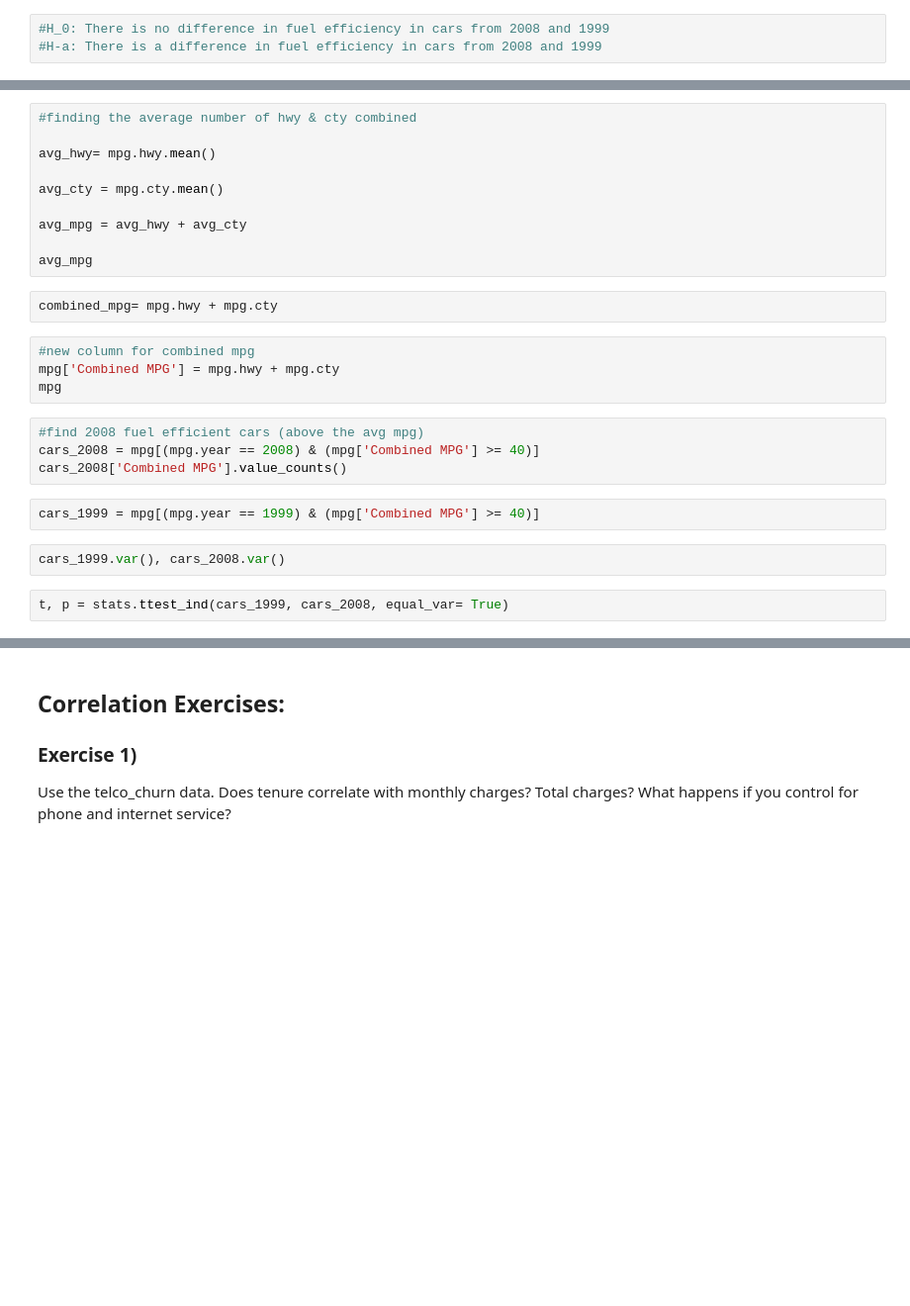
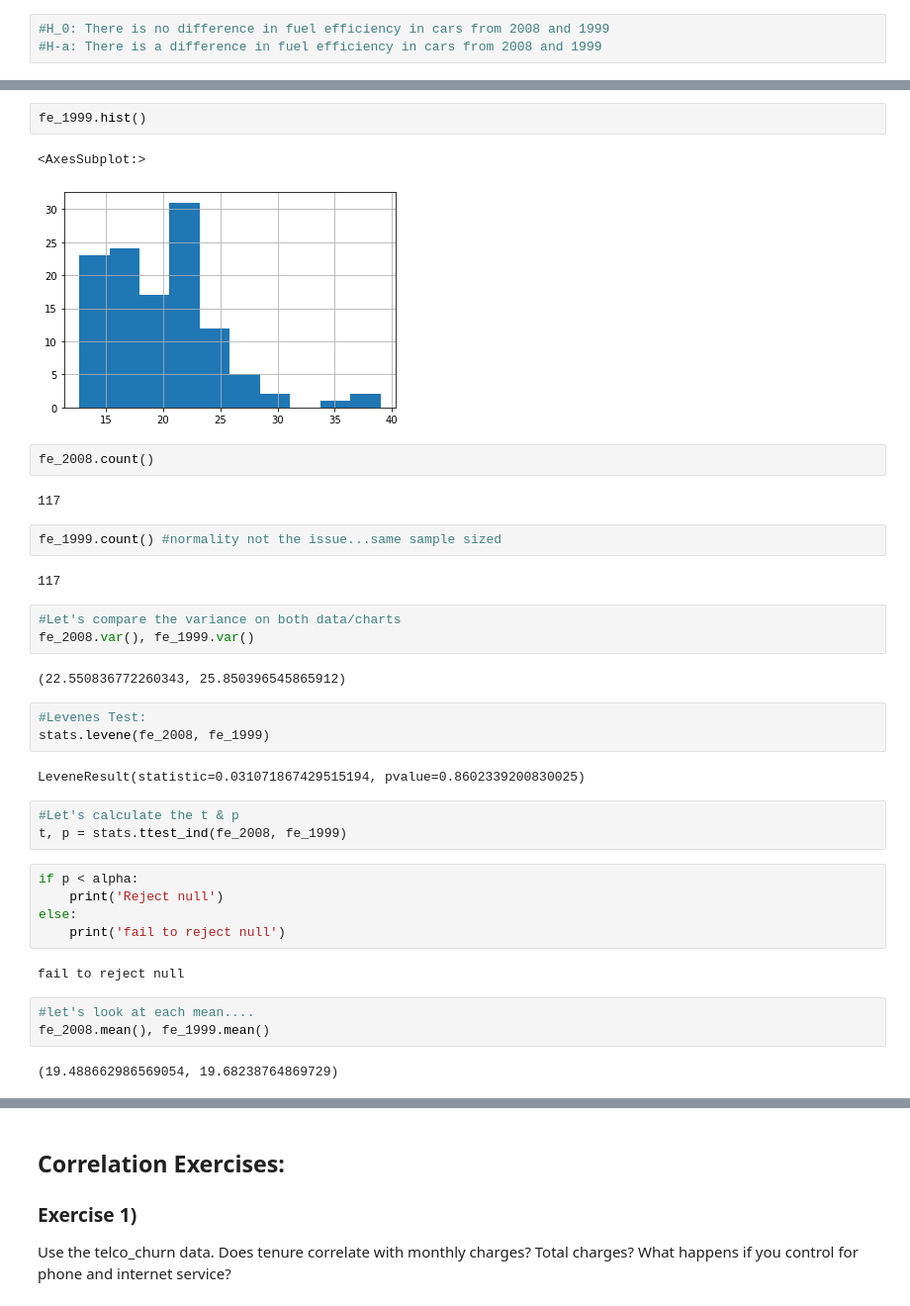
Before and after one commit to jeneyring/Stats, a Jupyter notebook: hypothesis_testing.ipynb, the cells around one changed output, grey strips where cells are left out. Shown: that part at 99% size. Drawn from its saved outputs; the diff is of its cells as text; blank space fills up the shorter version.

```diff
--- a/hypothesis_testing.ipynb
+++ b/hypothesis_testing.ipynb
@@ -145,26 +178,38 @@ cars_1999.hist()
+# %%
+fe_1999.hist()
+# %% [output]
+<AxesSubplot:>
+[figure, added]
+# %%
+fe_2008.count()
+# %% [output]
+117
+# %%
+fe_1999.count() #normality not the issue...same sample sized
+# %% [output]
+117
 # %%
-#finding the average number of hwy & cty combined
-
-avg_hwy= mpg.hwy.mean()
-
-avg_cty = mpg.cty.mean()
-
-avg_mpg = avg_hwy + avg_cty
-
-avg_mpg
+#Let's compare the variance on both data/charts
+fe_2008.var(), fe_1999.var()
+# %% [output]
+(22.550836772260343, 25.850396545865912)
 # %%
-combined_mpg= mpg.hwy + mpg.cty
+#Levenes Test:
+stats.levene(fe_2008, fe_1999)
+# %% [output]
+LeveneResult(statistic=0.031071867429515194, pvalue=0.8602339200830025)
 # %%
-#new column for combined mpg
-mpg['Combined MPG'] = mpg.hwy + mpg.cty
-mpg
+#Let's calculate the t & p
+t, p = stats.ttest_ind(fe_2008, fe_1999)
 # %%
-#find 2008 fuel efficient cars (above the avg mpg)
-cars_2008 = mpg[(mpg.year == 2008) & (mpg['Combined MPG'] >= 40)]
-cars_2008['Combined MPG'].value_counts()
+if p < alpha:
+    print('Reject null')
+else:
+    print('fail to reject null')
+# %% [output]
+fail to reject null
-# %%
-cars_1999 = mpg[(mpg.year == 1999) & (mpg['Combined MPG'] >= 40)]
-# %%
-cars_1999.var(), cars_2008.var()
-# %%
-t, p = stats.ttest_ind(cars_1999, cars_2008, equal_var= True)
+# %%
+#let's look at each mean....
+fe_2008.mean(), fe_1999.mean()
+# %% [output]
+(19.488662986569054, 19.68238764869729)
```
Also changed, not shown: parts of 35 cells of this notebook, 1 other file.
